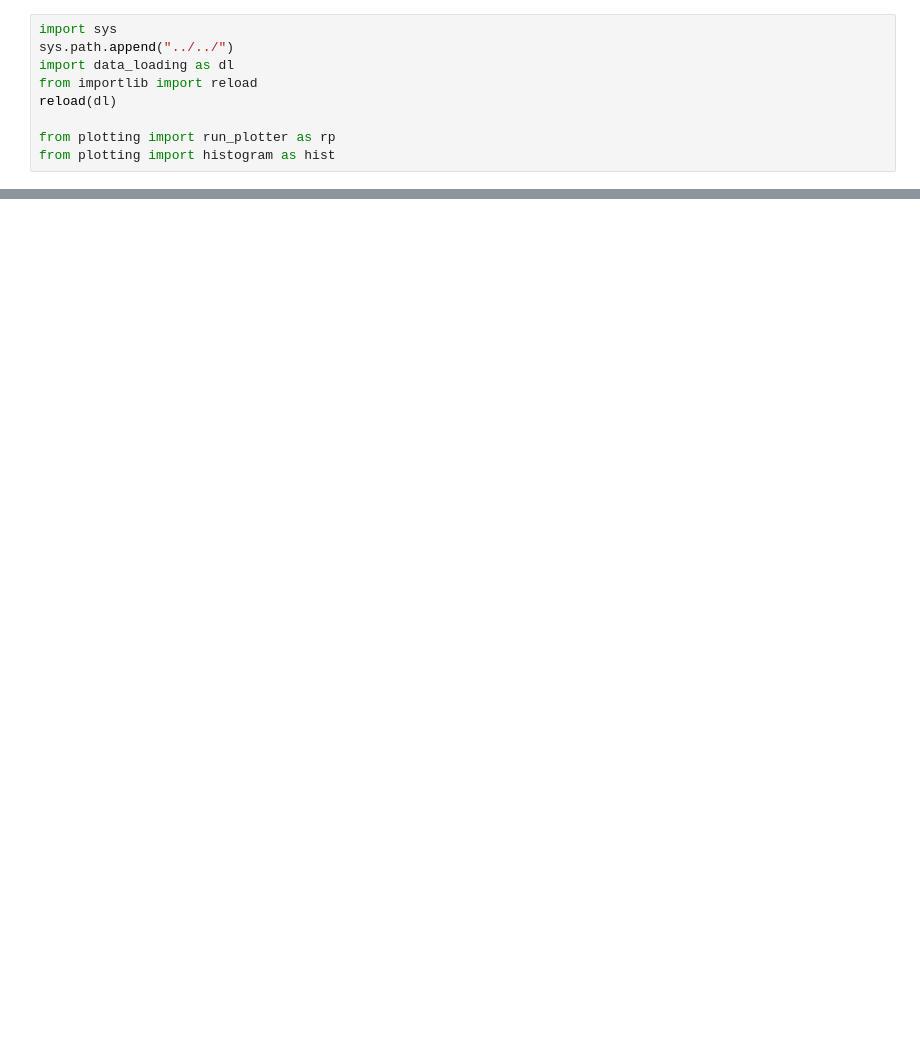
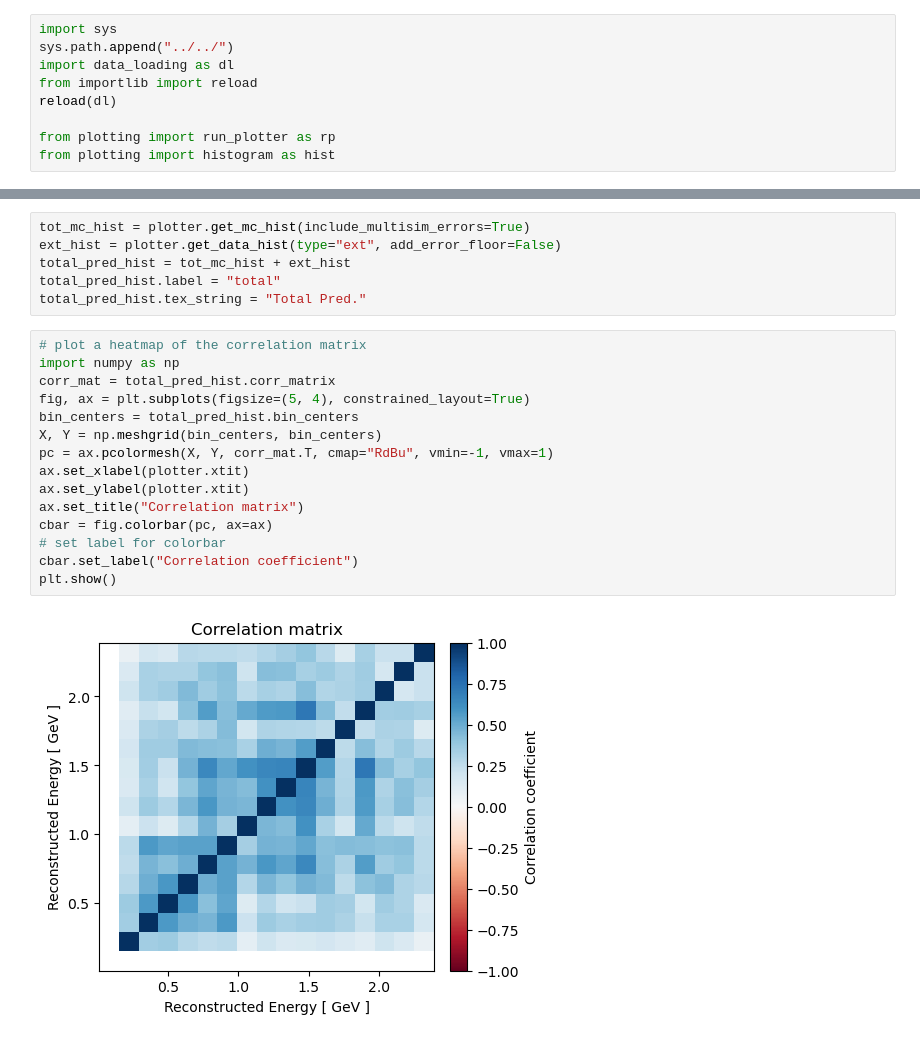
Before and after one commit to ubneutrinos/PELEE, a Jupyter notebook: sandbox/atrettin/playground.ipynb, the cells around one changed output, grey strips where cells are left out. Cells and saved outputs as stored; diff of their text form; blank space fills up the shorter version.

```diff
--- a/sandbox/atrettin/playground.ipynb
+++ b/sandbox/atrettin/playground.ipynb
@@ -370,0 +38,23 @@ plotter.plot(category_column="paper_category", include_multisim_errors=True)
+# %%
+tot_mc_hist = plotter.get_mc_hist(include_multisim_errors=True)
+ext_hist = plotter.get_data_hist(type="ext", add_error_floor=False)
+total_pred_hist = tot_mc_hist + ext_hist
+total_pred_hist.label = "total"
+total_pred_hist.tex_string = "Total Pred."
+# %%
+# plot a heatmap of the correlation matrix
+import numpy as np
+corr_mat = total_pred_hist.corr_matrix
+fig, ax = plt.subplots(figsize=(5, 4), constrained_layout=True)
+bin_centers = total_pred_hist.bin_centers
+X, Y = np.meshgrid(bin_centers, bin_centers)
+pc = ax.pcolormesh(X, Y, corr_mat.T, cmap="RdBu", vmin=-1, vmax=1)
+ax.set_xlabel(plotter.xtit)
+ax.set_ylabel(plotter.xtit)
+ax.set_title("Correlation matrix")
+cbar = fig.colorbar(pc, ax=ax)
+# set label for colorbar
+cbar.set_label("Correlation coefficient")
+plt.show()
+# %% [output]
+[figure, added]
```
Also changed, not shown: parts of 25 cells of this notebook.
